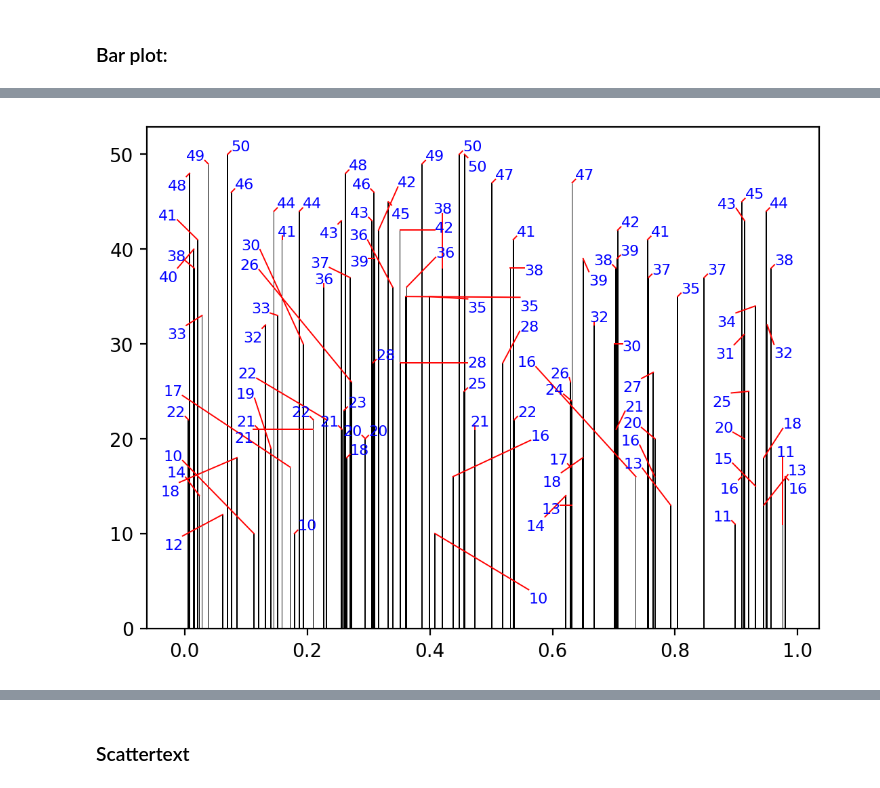
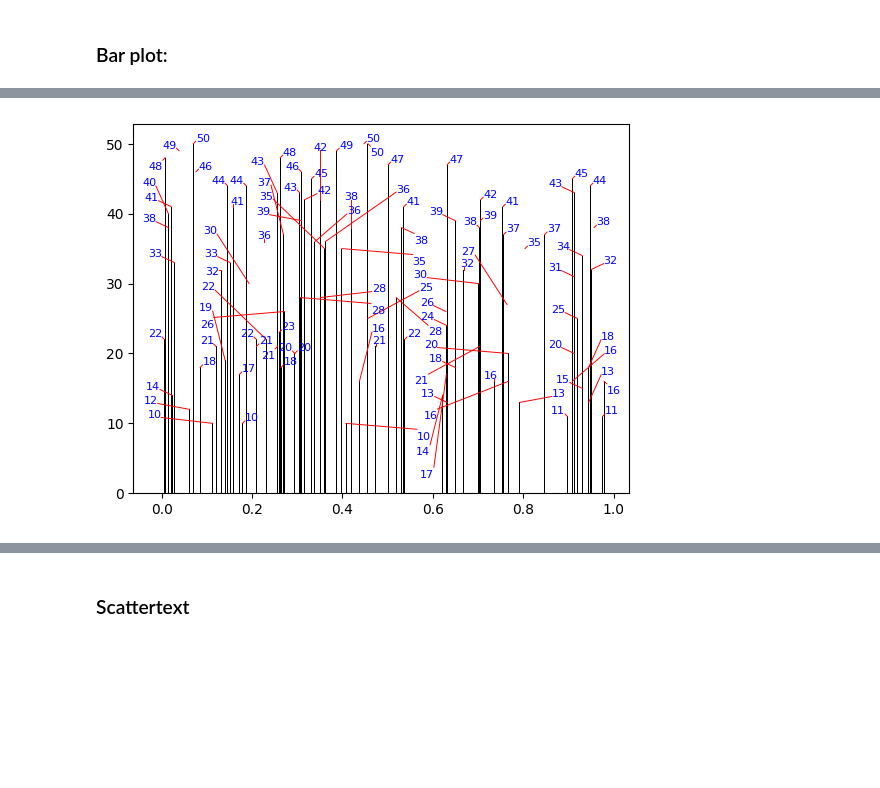
Before and after one commit to ckjellson/textalloc, a Jupyter notebook: demo.ipynb, the cells around one changed output, grey strips where cells are left out. Drawn from its saved outputs; the diff is of its cells as text; code cells hidden in the pictures; blank space fills up the shorter version.

```diff
--- a/demo.ipynb
+++ b/demo.ipynb
@@ -83,20 +83,20 @@ plt.show()
 # %%
 np.random.seed(2017)
 x_data = np.random.random_sample(100)
 y_data = np.random.random_integers(10,50,(100))
 
-f, ax = plt.subplots(dpi=200)
+f, ax = plt.subplots(dpi=100)
 bars = ax.bar(x_data, y_data, width=0.002, facecolor='k')
 ta.allocate(ax,x_data,y_data,
             [str(yy) for yy in list(y_data)],
             x_lines=[np.array([xx,xx]) for xx in list(x_data)],
             y_lines=[np.array([0,yy]) for yy in list(y_data)],
             textsize=8,
             margin=0.004,
             min_distance=0.005,
             linewidth=0.7,
             nbr_candidates=100,
             textcolor="b")
 plt.show()
 # %% [output]
-[figure, old version]
+[figure, new version]
```
Also changed, not shown: parts of 7 cells of this notebook, 8 other files.
